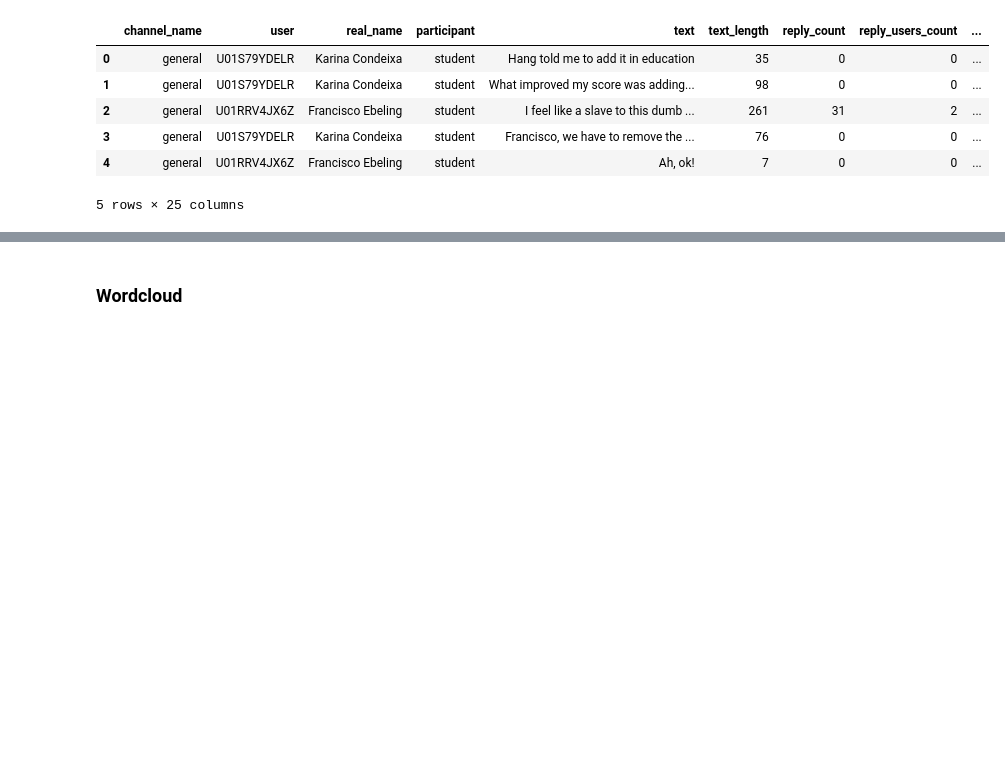
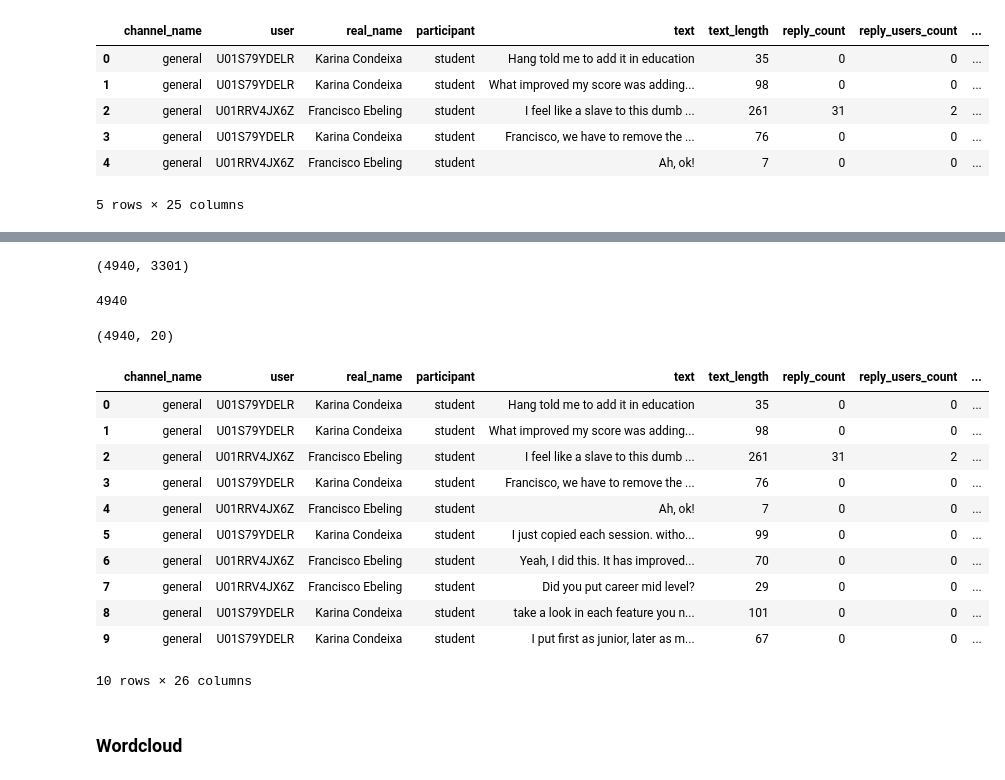
Before and after one commit to lillaszulyovszky/ironhack-final-project, a Jupyter notebook: code/ironhack_DA_slack_NLP.ipynb, the cells around one changed output, grey strips where cells are left out. Saved outputs shown, nothing was run; the diff lists cells and outputs as text; code cells hidden in the pictures; blank space fills up the shorter version.

```diff
--- a/code/ironhack_DA_slack_NLP.ipynb
+++ b/code/ironhack_DA_slack_NLP.ipynb
@@ -89,0 +219,8 @@ df_sent.to_csv(r'../csv/data_clean_nlp.csv', index = False)
+# %%
+dtm.shape
+# %% [output]
+(4940, 3301)
+# %%
+len(df_sent)
+# %% [output]
+4940
@@ -89,0 +229,4 @@ df_sent.to_csv(r'../csv/data_clean_nlp.csv', index = False)
+# %%
+topic_results.shape
+# %% [output]
+(4940, 20)
@@ -90,3 +235,18 @@ df_sent.to_csv(r'../csv/data_clean_nlp.csv', index = False)
+# %%
+df_sent.head(10)
+# %% [output]
+|  | channel_name | user | real_name | participant | text | text_length | reply_count | reply_users_count | ... |
+| 0 | general | U01S79YDELR | Karina Condeixa | student | Hang told me to add it in education | 35 | 0 | 0 | ... |
+| 1 | general | U01S79YDELR | Karina Condeixa | student | What improved my score was adding... | 98 | 0 | 0 | ... |
+| 2 | general | U01RRV4JX6Z | Francisco Ebeling | student | I feel like a slave to this dumb ... | 261 | 31 | 2 | ... |
+| 3 | general | U01S79YDELR | Karina Condeixa | student | Francisco, we have to remove the ... | 76 | 0 | 0 | ... |
+| 4 | general | U01RRV4JX6Z | Francisco Ebeling | student | Ah, ok! | 7 | 0 | 0 | ... |
+| 5 | general | U01S79YDELR | Karina Condeixa | student | I just copied each session. witho... | 99 | 0 | 0 | ... |
+| 6 | general | U01RRV4JX6Z | Francisco Ebeling | student | Yeah, I did this. It has improved... | 70 | 0 | 0 | ... |
+| 7 | general | U01RRV4JX6Z | Francisco Ebeling | student | Did you put career mid level? | 29 | 0 | 0 | ... |
+| 8 | general | U01S79YDELR | Karina Condeixa | student | take a look in each feature you n... | 101 | 0 | 0 | ... |
+| 9 | general | U01S79YDELR | Karina Condeixa | student | I put first as junior, later as m... | 67 | 0 | 0 | ... |
+10 rows × 26 columns
 # %% [markdown]
 ### Wordcloud
 # %% [markdown]
```
Also changed, not shown: parts of 25 cells of this notebook, 1 other file.
